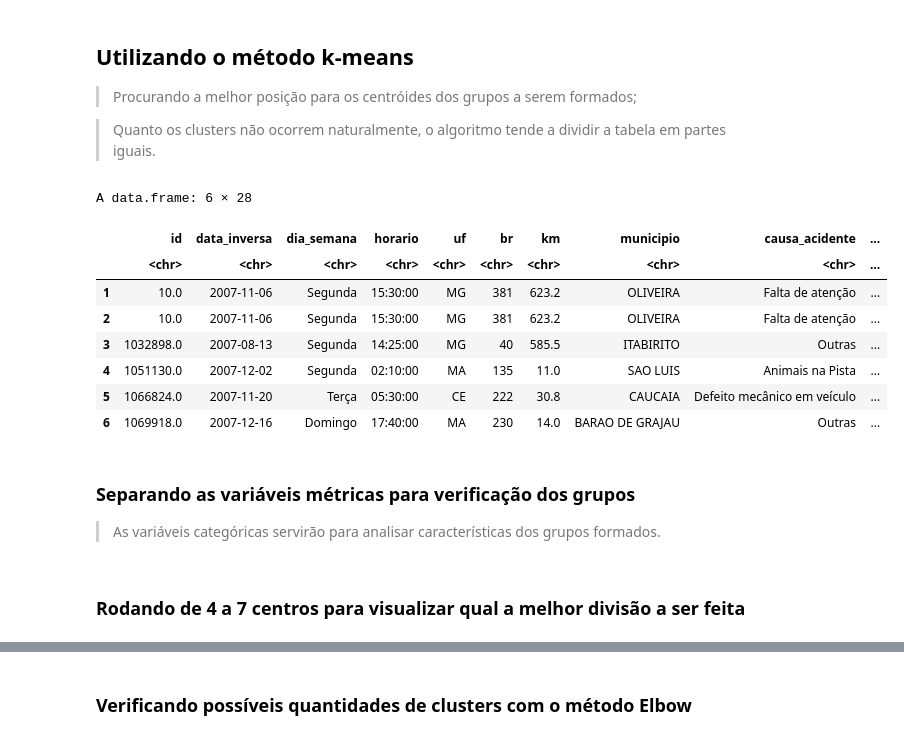
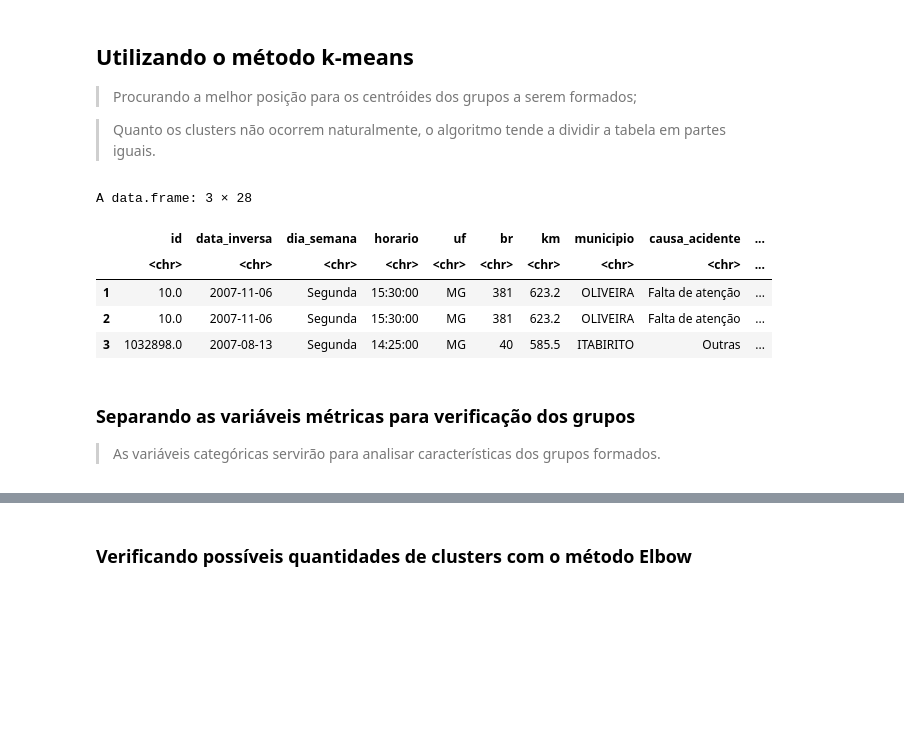
Before and after one commit to FelipeGBarreto/Projects, a Jupyter notebook: Clusters_Acidentes_BR.ipynb, the cells around one changed output, grey strips where cells are left out. Cells and saved outputs as stored; diff of their text form; code cells hidden in the pictures; blank space fills up the shorter version.

```diff
--- a/Clusters_Acidentes_BR.ipynb
+++ b/Clusters_Acidentes_BR.ipynb
@@ -29,17 +29,14 @@ if(sum(as.numeric(!pacotes %in% installed.packages())) != 0){
 > Quanto os clusters não ocorrem naturalmente, o algoritmo tende a dividir a tabela em partes iguais.
 # %%
 acidentes <- read.table("/content/Acidentes nas Rodovias Federais - 2007 a 2020.txt", sep=";", dec=",", header = T)
-head(acidentes)
+head(acidentes, 3)
 # %% [output]
-A data.frame: 6 × 28
+A data.frame: 3 × 28
 |  | id | data_inversa | dia_semana | horario | uf | br | km | municipio | causa_acidente | ... |
 |  | <chr> | <chr> | <chr> | <chr> | <chr> | <chr> | <chr> | <chr> | <chr> | ... |
 | 1 | 10.0 | 2007-11-06 | Segunda | 15:30:00 | MG | 381 | 623.2 | OLIVEIRA | Falta de atenção | ... |
 | 2 | 10.0 | 2007-11-06 | Segunda | 15:30:00 | MG | 381 | 623.2 | OLIVEIRA | Falta de atenção | ... |
 | 3 | 1032898.0 | 2007-08-13 | Segunda | 14:25:00 | MG | 40 | 585.5 | ITABIRITO | Outras | ... |
-| 4 | 1051130.0 | 2007-12-02 | Segunda | 02:10:00 | MA | 135 | 11.0 | SAO LUIS | Animais na Pista | ... |
-| 5 | 1066824.0 | 2007-11-20 | Terça | 05:30:00 | CE | 222 | 30.8 | CAUCAIA | Defeito mecânico em veículo | ... |
-| 6 | 1069918.0 | 2007-12-16 | Domingo | 17:40:00 | MA | 230 | 14.0 | BARAO DE GRAJAU | Outras | ... |
 # %% [markdown]
 ### Separando as variáveis métricas para verificação dos grupos
 > As variáveis categóricas servirão para analisar características dos grupos formados.
@@ -55,5 +57,3 @@ acidentes_sum_pad <- scale(acidentes_sum)
 
 # Substituindo os valores NA por 0, que é a média padronizada da distribuição padrão, para que a análise não saia enviesada
 acidentes_sum_pad <- replace(x = acidentes_sum_pad, list = is.na(acidentes_sum_pad), values = 0)
-# %% [markdown]
-### Rodando de 4 a 7 centros para visualizar qual a melhor divisão a ser feita
```
Also changed, not shown: parts of 14 cells of this notebook.
